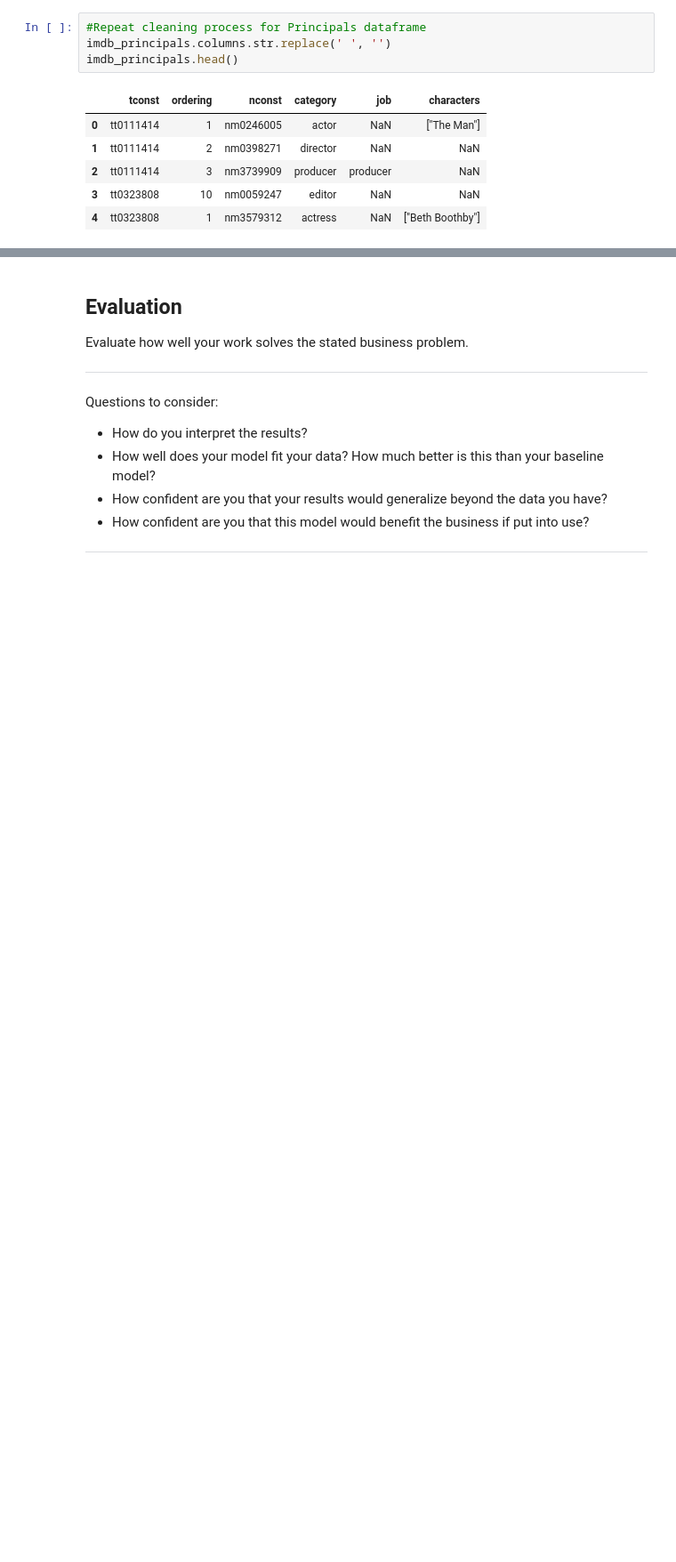
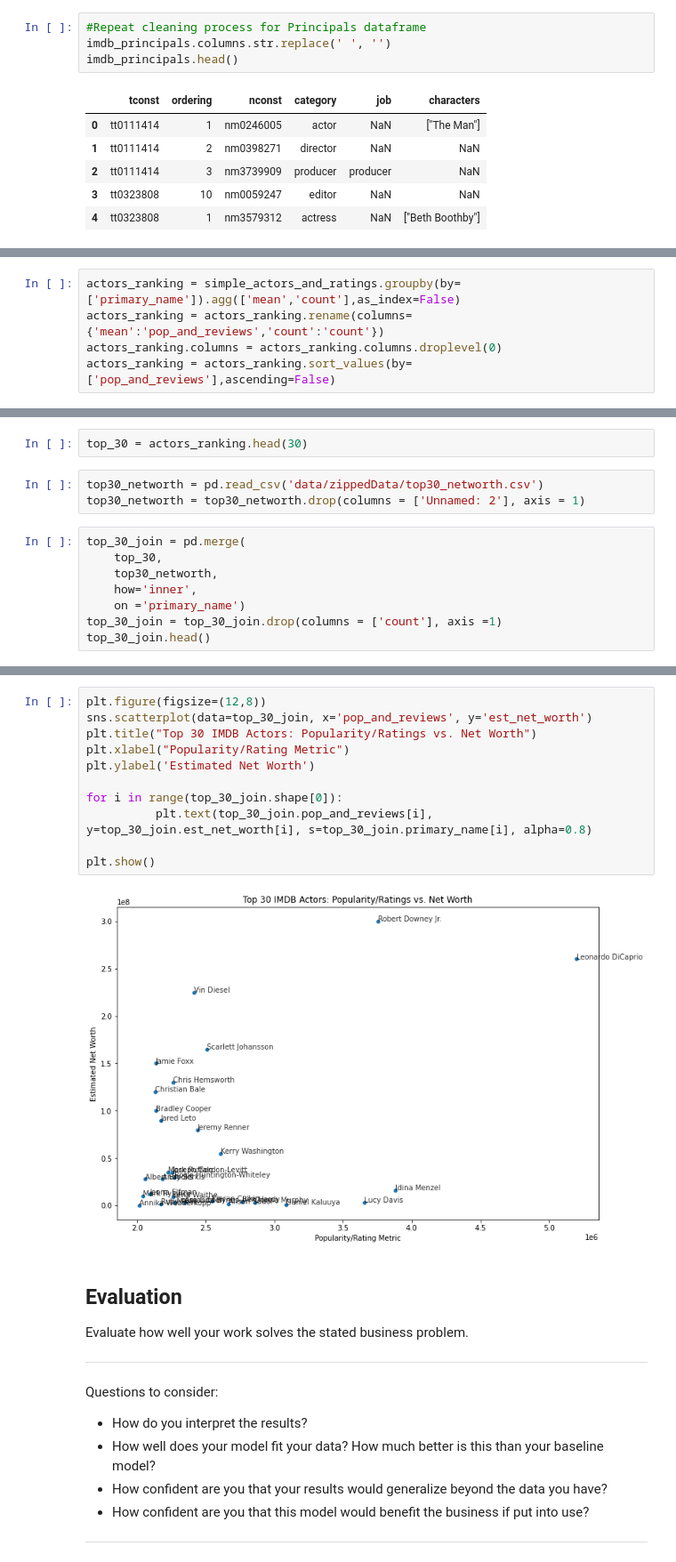
Before and after one commit to alexiskedo/Analyzing-Film-Production-Data, a Jupyter notebook: Kedo_Phase1ProjectNotebook.ipynb, the cells around one changed output, grey strips where cells are left out. Shown at 89% size. Saved outputs shown, nothing was run; the diff lists cells and outputs as text; blank space fills up the shorter version.

```diff
--- a/Kedo_Phase1ProjectNotebook.ipynb
+++ b/Kedo_Phase1ProjectNotebook.ipynb
@@ -1161,0 +1419,5 @@ print(imdb_names.shape)
+# %%
+actors_ranking = simple_actors_and_ratings.groupby(by=['primary_name']).agg(['mean','count'],as_index=False)
+actors_ranking = actors_ranking.rename(columns={'mean':'pop_and_reviews','count':'count'})
+actors_ranking.columns = actors_ranking.columns.droplevel(0)
+actors_ranking = actors_ranking.sort_values(by=['pop_and_reviews'],ascending=False)
@@ -1161,0 +1426,13 @@ print(imdb_names.shape)
+# %%
+top_30 = actors_ranking.head(30)
+# %%
+top30_networth = pd.read_csv('data/zippedData/top30_networth.csv')
+top30_networth = top30_networth.drop(columns = ['Unnamed: 2'], axis = 1)
+# %%
+top_30_join = pd.merge(
+    top_30,
+    top30_networth,
+    how='inner',
+    on ='primary_name')
+top_30_join = top_30_join.drop(columns = ['count'], axis =1)
+top_30_join.head()
@@ -1162,3 +1446,16 @@ print(imdb_names.shape)
+# %%
+plt.figure(figsize=(12,8))
+sns.scatterplot(data=top_30_join, x='pop_and_reviews', y='est_net_worth')
+plt.title("Top 30 IMDB Actors: Popularity/Ratings vs. Net Worth")
+plt.xlabel("Popularity/Rating Metric")
+plt.ylabel('Estimated Net Worth')
+
+for i in range(top_30_join.shape[0]):
+          plt.text(top_30_join.pop_and_reviews[i], y=top_30_join.est_net_worth[i], s=top_30_join.primary_name[i], alpha=0.8)
+
+plt.show()
+# %% [output]
+[figure, added]
 # %% [markdown]
 ## Evaluation
 Evaluate how well your work solves the stated business problem.
```
Also changed, not shown: parts of 32 cells of this notebook, 1 other file.
